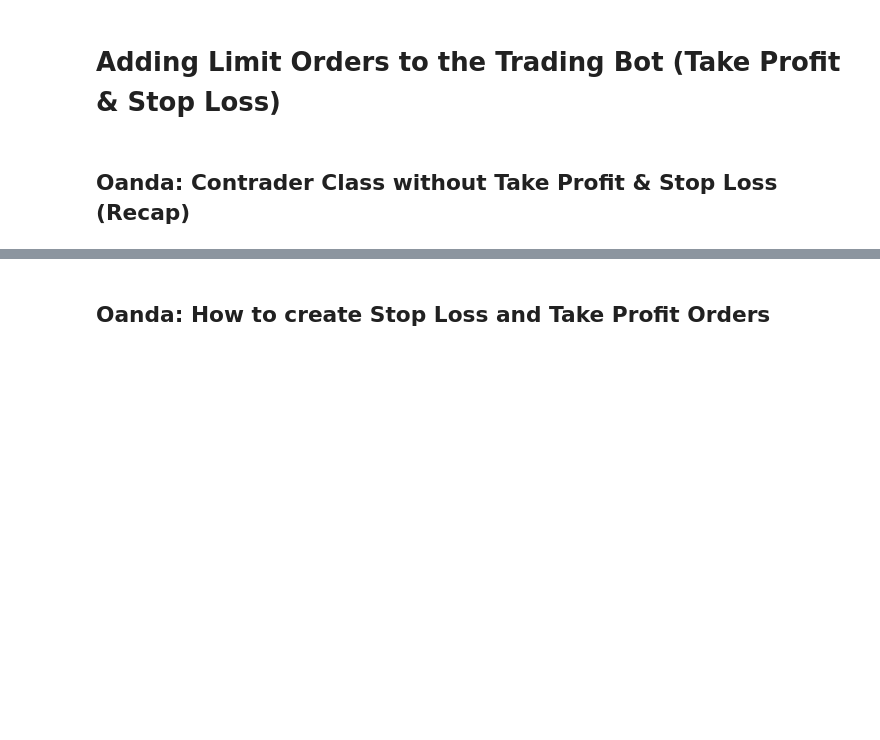
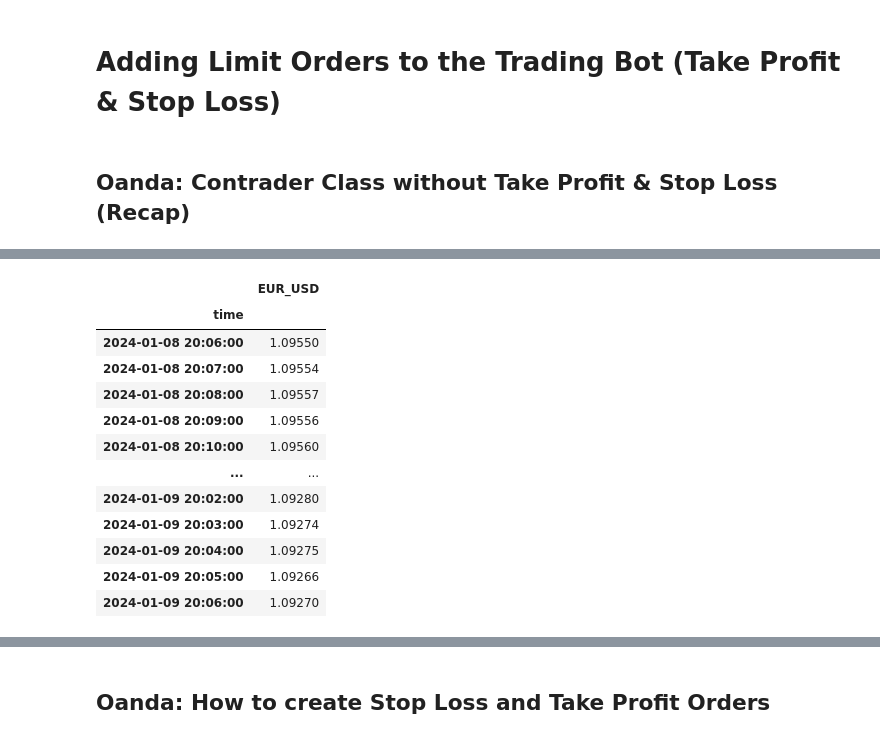
Before and after one commit to dshilman/algo-trading, a Jupyter notebook: explore/01 - Strategy.ipynb, the cells around one changed output, grey strips where cells are left out. Saved outputs shown, nothing was run; the diff lists cells and outputs as text; code cells hidden in the pictures; blank space fills up the shorter version.

```diff
--- a/explore/01 - Strategy.ipynb
+++ b/explore/01 - Strategy.ipynb
@@ -46,3 +48,16 @@ Getting candles for EUR_USD, from 2024-01-07 23:39:40 to 2024-01-08 23:39:40
 # %%
-raw_df.iloc[1255]
+raw_df
 # %% [output]
+|  | EUR_USD |
+| time |  |
+| 2024-01-08 20:06:00 | 1.09550 |
+| 2024-01-08 20:07:00 | 1.09554 |
+| 2024-01-08 20:08:00 | 1.09557 |
+| 2024-01-08 20:09:00 | 1.09556 |
+| 2024-01-08 20:10:00 | 1.09560 |
+| ... | ... |
+| 2024-01-09 20:02:00 | 1.09280 |
+| 2024-01-09 20:03:00 | 1.09274 |
+| 2024-01-09 20:04:00 | 1.09275 |
+| 2024-01-09 20:05:00 | 1.09266 |
+| 2024-01-09 20:06:00 | 1.09270 |
```
Also changed, not shown: parts of 17 cells of this notebook, 2 other files.
